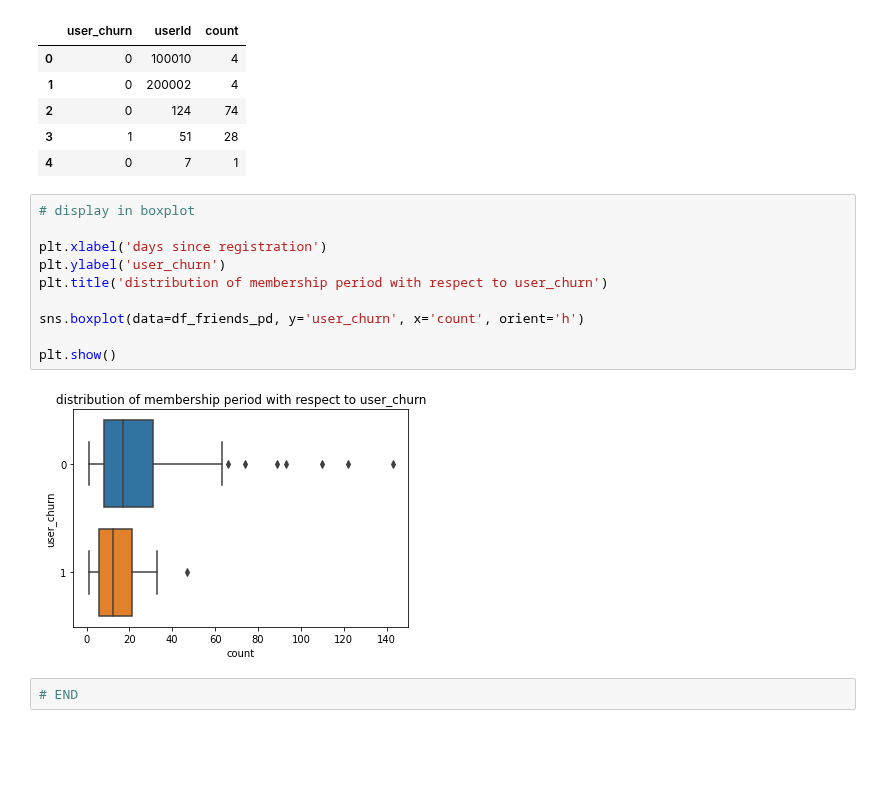
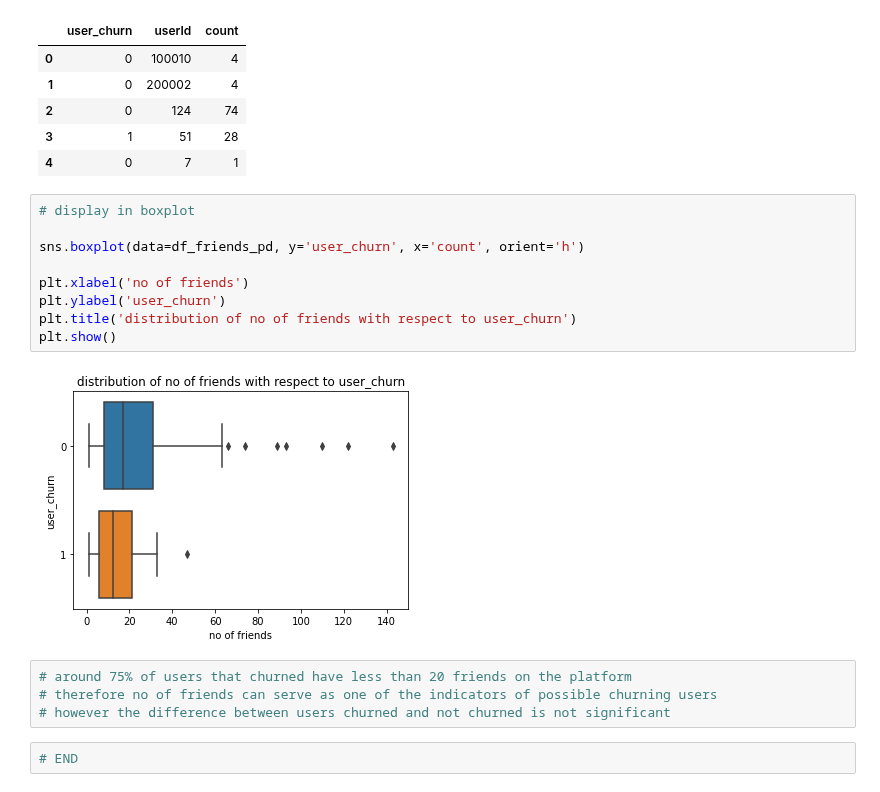
Before and after one commit to yatfungleung/Sparkify-User-Churn-Prediction, a Jupyter notebook: 1_data_cleaning.ipynb, the cells around one changed output. Saved outputs shown, nothing was run; the diff lists cells and outputs as text; blank space fills up the shorter version.

```diff
--- a/1_data_cleaning.ipynb
+++ b/1_data_cleaning.ipynb
@@ -610,14 +615,17 @@ df_friends_pd.head()
 # %%
 # display in boxplot
 
-plt.xlabel('days since registration')
-plt.ylabel('user_churn')
-plt.title('distribution of membership period with respect to user_churn')
-
 sns.boxplot(data=df_friends_pd, y='user_churn', x='count', orient='h')
 
+plt.xlabel('no of friends')
+plt.ylabel('user_churn')
+plt.title('distribution of no of friends with respect to user_churn')
 plt.show()
 # %% [output]
-[figure, old version]
+[figure, new version]
+# %%
+# around 75% of users that churned have less than 20 friends on the platform
+# therefore no of friends can serve as one of the indicators of possible churning users
+# however the difference between users churned and not churned is not significant
 # %%
 # END
```
Also changed, not shown: parts of 3 cells of this notebook.
